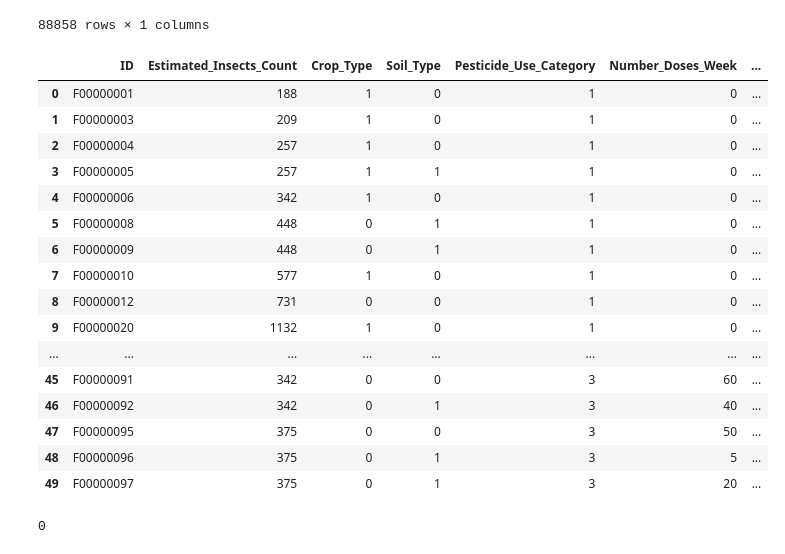
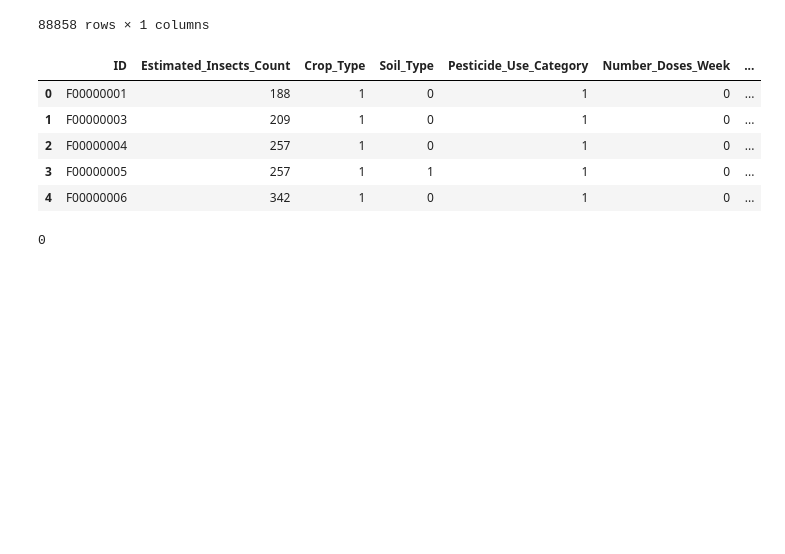
Before and after one commit to rochamarcio/AGRONEG-CIO, a Jupyter notebook: src/data_preprocessing/agro-preprocessing.ipynb, the cells around one changed output. Drawn from its saved outputs; the diff is of its cells as text; code cells hidden in the pictures; blank space fills up the shorter version.

```diff
--- a/src/data_preprocessing/agro-preprocessing.ipynb
+++ b/src/data_preprocessing/agro-preprocessing.ipynb
@@ -223,25 +223,14 @@ df['Number_Weeks_Used'].to_frame()
 | 88857 | 37.0 |
 88858 rows × 1 columns
 # %%
-df.head(50)
+df.head(5)
 # %% [output]
 |  | ID | Estimated_Insects_Count | Crop_Type | Soil_Type | Pesticide_Use_Category | Number_Doses_Week | ... |
 | 0 | F00000001 | 188 | 1 | 0 | 1 | 0 | ... |
 | 1 | F00000003 | 209 | 1 | 0 | 1 | 0 | ... |
 | 2 | F00000004 | 257 | 1 | 0 | 1 | 0 | ... |
 | 3 | F00000005 | 257 | 1 | 1 | 1 | 0 | ... |
 | 4 | F00000006 | 342 | 1 | 0 | 1 | 0 | ... |
-| 5 | F00000008 | 448 | 0 | 1 | 1 | 0 | ... |
-| 6 | F00000009 | 448 | 0 | 1 | 1 | 0 | ... |
-| 7 | F00000010 | 577 | 1 | 0 | 1 | 0 | ... |
-| 8 | F00000012 | 731 | 0 | 0 | 1 | 0 | ... |
-| 9 | F00000020 | 1132 | 1 | 0 | 1 | 0 | ... |
-| ... | ... | ... | ... | ... | ... | ... | ... |
-| 45 | F00000091 | 342 | 0 | 0 | 3 | 60 | ... |
-| 46 | F00000092 | 342 | 0 | 1 | 3 | 40 | ... |
-| 47 | F00000095 | 375 | 0 | 0 | 3 | 50 | ... |
-| 48 | F00000096 | 375 | 0 | 1 | 3 | 5 | ... |
-| 49 | F00000097 | 375 | 0 | 1 | 3 | 20 | ... |
 # %%
 df.duplicated().sum()
 # %% [output]
```
Also changed, not shown: parts of 15 cells of this notebook, 3 other files.
